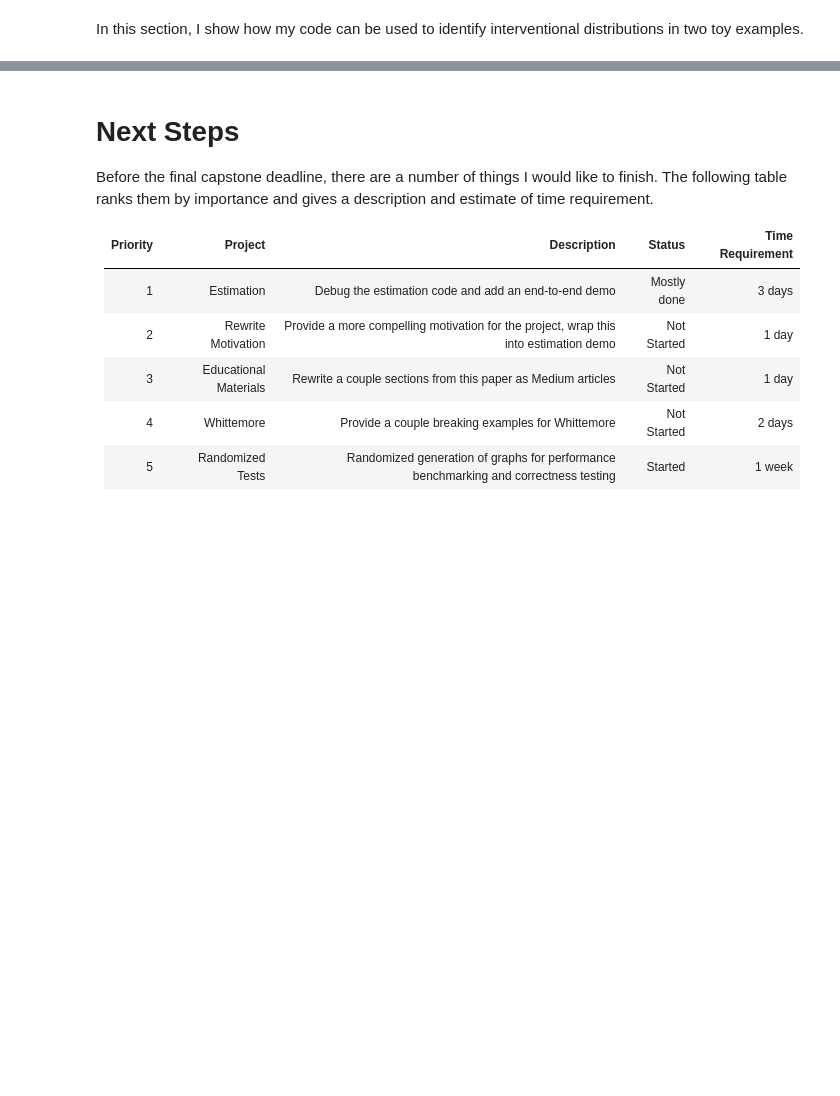
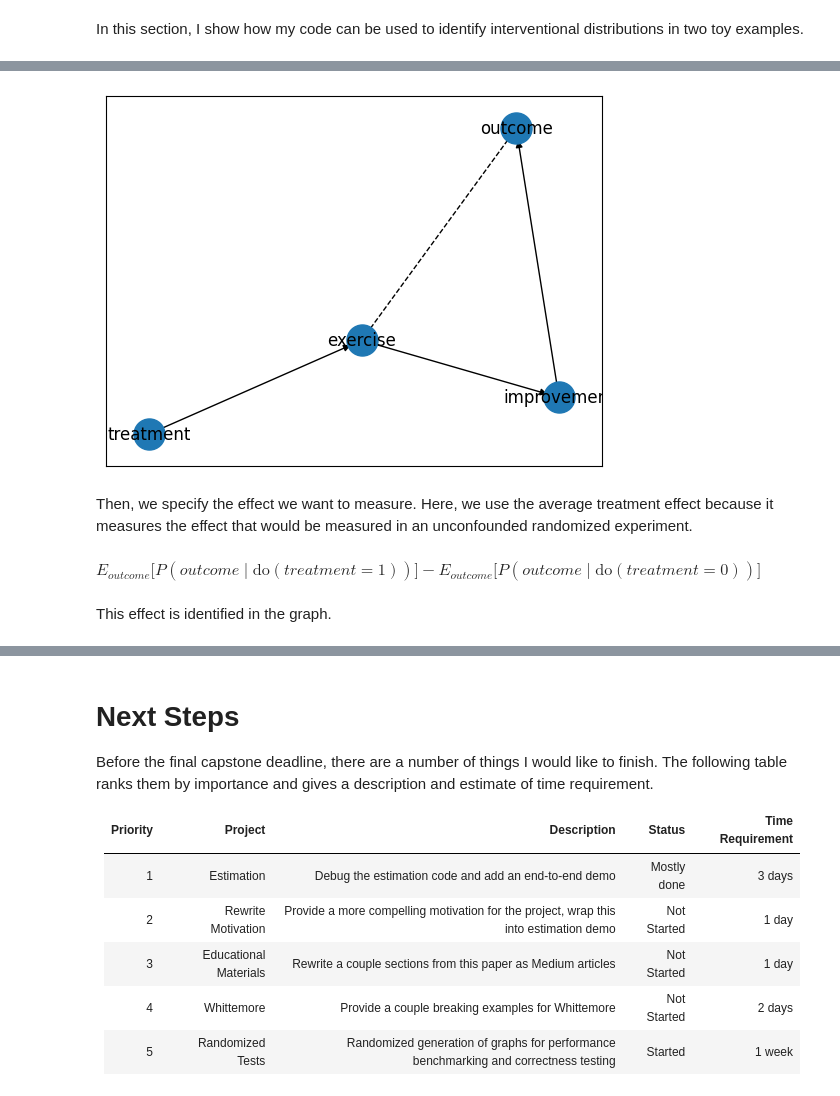
Before and after one commit to leo-ware/pqp, a Jupyter notebook: writeup/Correct and Performant Causal Identification with pqp.ipynb, the cells around one changed output, grey strips where cells are left out. Saved outputs shown, nothing was run; the diff lists cells and outputs as text; code cells hidden in the pictures; blank space fills up the shorter version.

```diff
--- a/writeup/Correct and Performant Causal Identification with pqp.ipynb
+++ b/writeup/Correct and Performant Causal Identification with pqp.ipynb
@@ -385,0 +483,25 @@ In this section, I show how my code can be used to identify interventional distr
+# %%
+risk, treatment, exercise, improvement, outcome = make_vars(["risk", "treatment", "exercise", "improvement", "outcome"])
+
+g = Graph([
+    outcome <= [improvement],
+    improvement <= exercise,
+    exercise <= [treatment],
+    exercise & outcome
+])
+
+np.random.seed(4)
+g.draw()
+# %% [output]
+[figure, added]
+# %% [markdown]
+Then, we specify the effect we want to measure. Here, we use the average treatment effect because it measures the effect that would be measured in an unconfounded randomized experiment.
+# %%
+from pqp.identification import ATE
+
+effect = ATE(outcome, treatment)
+effect.expression().display()
+# %% [output]
+$\displaystyle E_{outcome} \big[P(outcome \mid \text{do}(treatment = 1))\big] - E_{outcome} \big[P(outcome \mid \text{do}(treatment = 0))\big]$
+# %% [markdown]
+This effect is identified in the graph.
```
Also changed, not shown: parts of 90 cells of this notebook, 34 other files.
